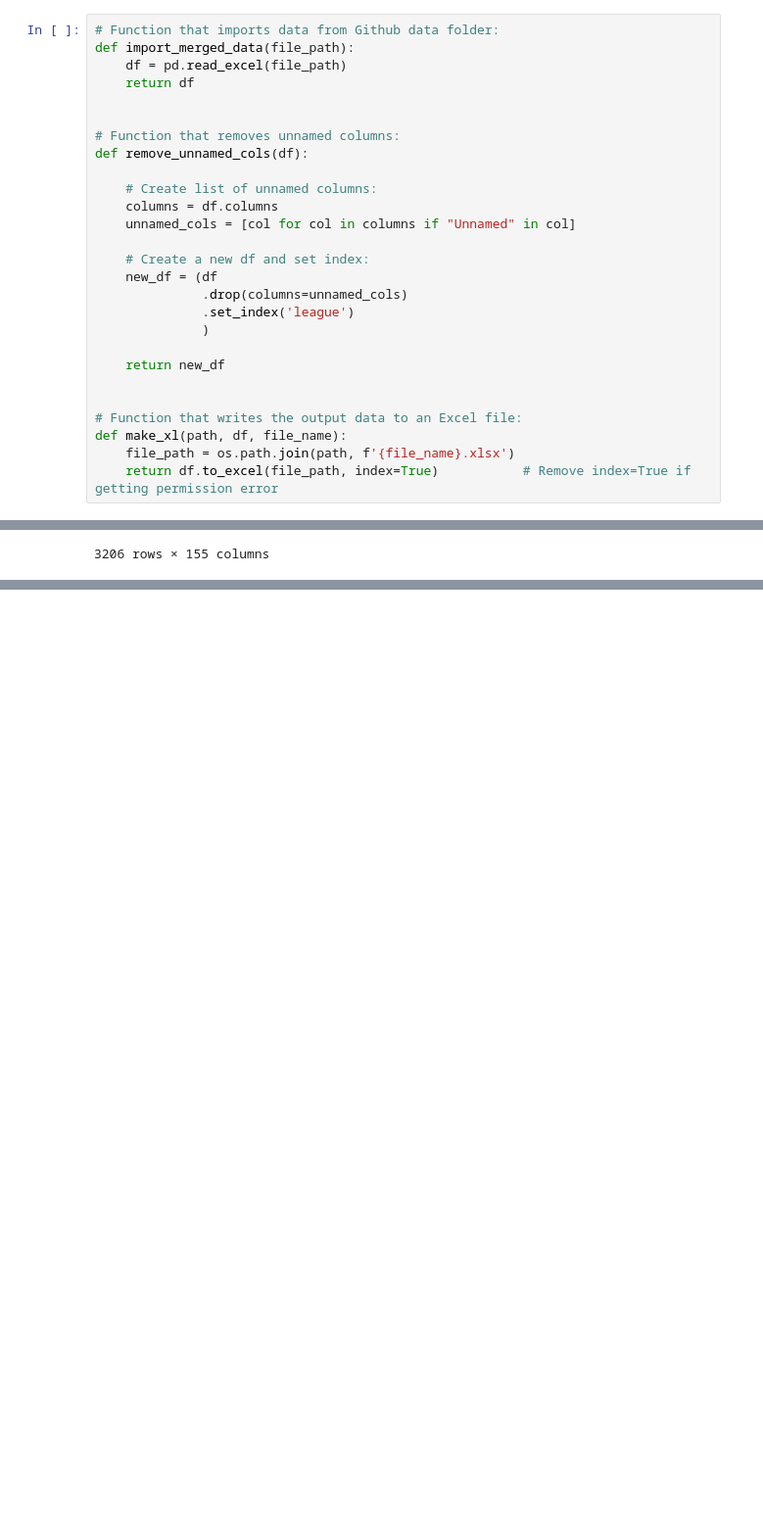
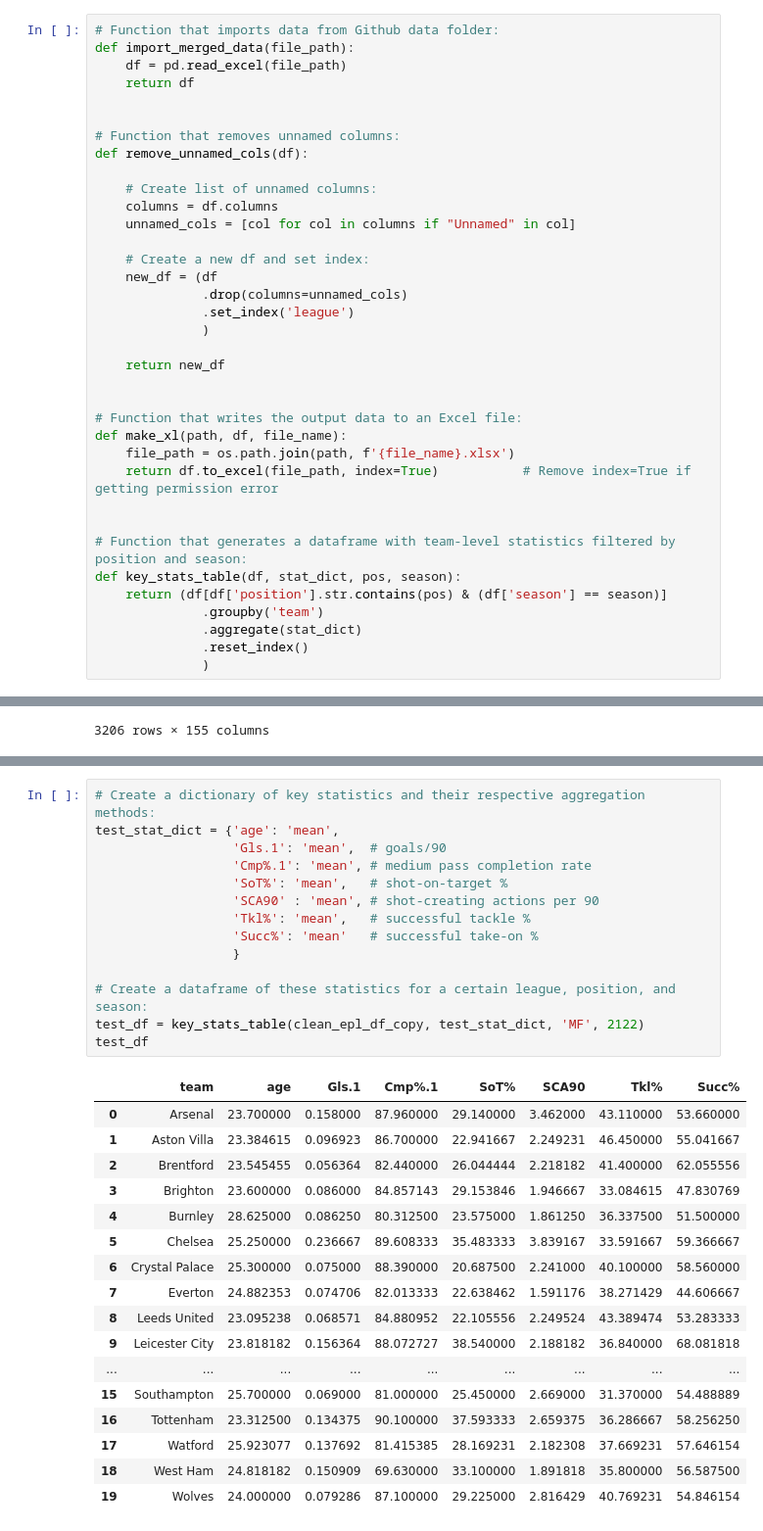
Before and after one commit to cmartins2001/player-valuation-model, a Jupyter notebook: cleaning_merged_data.ipynb, the cells around one changed output, grey strips where cells are left out. Shown: that part at 98% size. Saved outputs shown, nothing was run; the diff lists cells and outputs as text; blank space fills up the shorter version.

```diff
--- a/cleaning_merged_data.ipynb
+++ b/cleaning_merged_data.ipynb
@@ -44,6 +44,15 @@ def remove_unnamed_cols(df):
 def make_xl(path, df, file_name):
     file_path = os.path.join(path, f'{file_name}.xlsx')
     return df.to_excel(file_path, index=True)           # Remove index=True if getting permission error
+
+
+# Function that generates a dataframe with team-level statistics filtered by position and season:
+def key_stats_table(df, stat_dict, pos, season):
+    return (df[df['position'].str.contains(pos) & (df['season'] == season)]
+              .groupby('team')
+              .aggregate(stat_dict)
+              .reset_index()
+              )
 # %% [markdown]
 Import EPL data for preliminary cleaning and exploring:
 # %%
@@ -153,0 +148,32 @@ team_agg_eply_df = (clean_epl_df_copy
+# %%
+# Create a dictionary of key statistics and their respective aggregation methods:
+test_stat_dict = {'age': 'mean',
+                  'Gls.1': 'mean',  # goals/90
+                  'Cmp%.1': 'mean', # medium pass completion rate
+                  'SoT%': 'mean',   # shot-on-target %
+                  'SCA90' : 'mean', # shot-creating actions per 90
+                  'Tkl%': 'mean',   # successful tackle %
+                  'Succ%': 'mean'   # successful take-on %
+                  }
+
+# Create a dataframe of these statistics for a certain league, position, and season:
+test_df = key_stats_table(clean_epl_df_copy, test_stat_dict, 'MF', 2122)
+test_df
+# %% [output]
+|  | team | age | Gls.1 | Cmp%.1 | SoT% | SCA90 | Tkl% | Succ% |
+| 0 | Arsenal | 23.700000 | 0.158000 | 87.960000 | 29.140000 | 3.462000 | 43.110000 | 53.660000 |
+| 1 | Aston Villa | 23.384615 | 0.096923 | 86.700000 | 22.941667 | 2.249231 | 46.450000 | 55.041667 |
+| 2 | Brentford | 23.545455 | 0.056364 | 82.440000 | 26.044444 | 2.218182 | 41.400000 | 62.055556 |
+| 3 | Brighton | 23.600000 | 0.086000 | 84.857143 | 29.153846 | 1.946667 | 33.084615 | 47.830769 |
+| 4 | Burnley | 28.625000 | 0.086250 | 80.312500 | 23.575000 | 1.861250 | 36.337500 | 51.500000 |
+| 5 | Chelsea | 25.250000 | 0.236667 | 89.608333 | 35.483333 | 3.839167 | 33.591667 | 59.366667 |
+| 6 | Crystal Palace | 25.300000 | 0.075000 | 88.390000 | 20.687500 | 2.241000 | 40.100000 | 58.560000 |
+| 7 | Everton | 24.882353 | 0.074706 | 82.013333 | 22.638462 | 1.591176 | 38.271429 | 44.606667 |
+| 8 | Leeds United | 23.095238 | 0.068571 | 84.880952 | 22.105556 | 2.249524 | 43.389474 | 53.283333 |
+| 9 | Leicester City | 23.818182 | 0.156364 | 88.072727 | 38.540000 | 2.188182 | 36.840000 | 68.081818 |
+| ... | ... | ... | ... | ... | ... | ... | ... | ... |
+| 15 | Southampton | 25.700000 | 0.069000 | 81.000000 | 25.450000 | 2.669000 | 31.370000 | 54.488889 |
+| 16 | Tottenham | 23.312500 | 0.134375 | 90.100000 | 37.593333 | 2.659375 | 36.286667 | 58.256250 |
+| 17 | Watford | 25.923077 | 0.137692 | 81.415385 | 28.169231 | 2.182308 | 37.669231 | 57.646154 |
+| 18 | West Ham | 24.818182 | 0.150909 | 69.630000 | 33.100000 | 1.891818 | 35.800000 | 56.587500 |
+| 19 | Wolves | 24.000000 | 0.079286 | 87.100000 | 29.225000 | 2.816429 | 40.769231 | 54.846154 |
```
Also changed, not shown: parts of 13 cells of this notebook, 1 other file.
